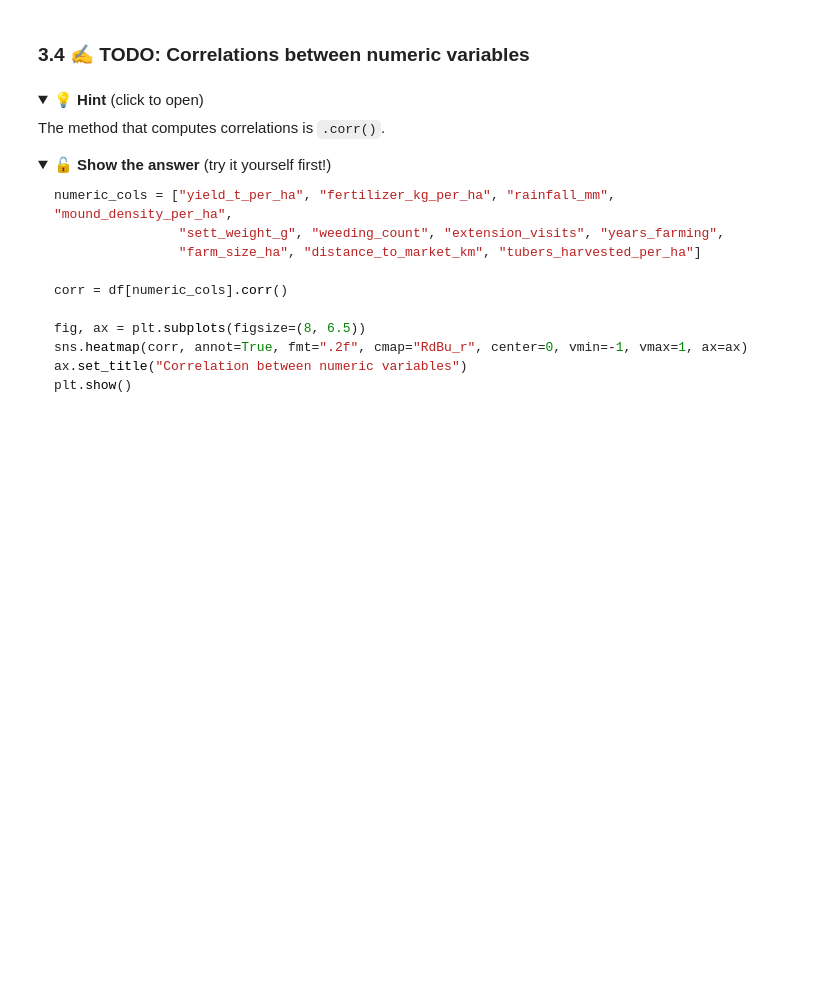
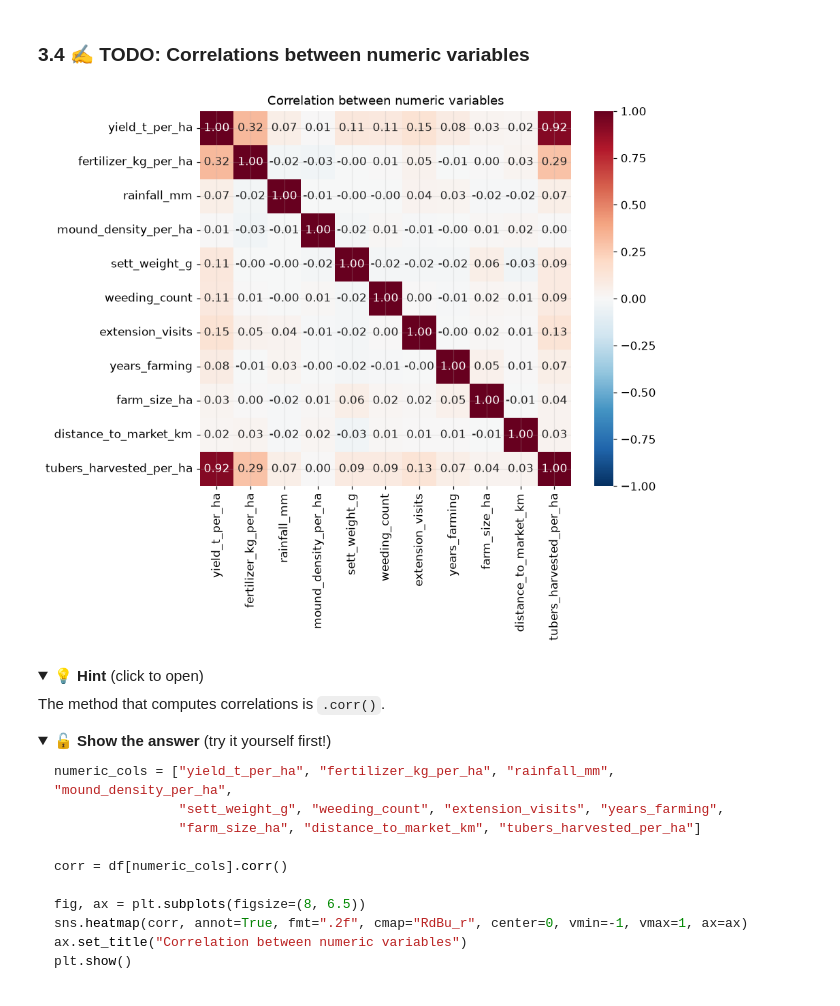
Before and after one commit to samtomtit84-max/nsuk-ds-group-06, a Jupyter notebook: notebooks/group_project.ipynb, the cells around one changed output. Saved outputs shown, nothing was run; the diff lists cells and outputs as text; code cells hidden in the pictures; folded sections open; blank space fills up the shorter version.

```diff
--- a/notebooks/group_project.ipynb
+++ b/notebooks/group_project.ipynb
@@ -446,5 +637,6 @@ MONTH_MAP = {
     "apr": "April",    "04": "April",
 }
 
-df["planting_month"] = df["planting_month"].astype(str).str.strip().str.lower().str[:____].map(MONTH_MAP)
+df["planting_month"] = df["planting_month"].astype(str).str.strip().str.lower().str[:3].map(MONTH_MAP)
+
 df["planting_month"].value_counts(dropna=False)
@@ -723,14 +1019,16 @@ plt.show()
 # %%
 numeric_cols = ["yield_t_per_ha", "fertilizer_kg_per_ha", "rainfall_mm", "mound_density_per_ha",
                 "sett_weight_g", "weeding_count", "extension_visits", "years_farming",
                 "farm_size_ha", "distance_to_market_km", "tubers_harvested_per_ha"]
 
-corr = df[numeric_cols].____()
+corr = df[numeric_cols].corr()
 
 fig, ax = plt.subplots(figsize=(8, 6.5))
 sns.heatmap(corr, annot=True, fmt=".2f", cmap="RdBu_r", center=0, vmin=-1, vmax=1, ax=ax)
 ax.set_title("Correlation between numeric variables")
 plt.show()
+# %% [output]
+[figure, added]
 # %% [markdown]
 <details><summary>💡 <b>Hint</b> (click to open)</summary>
 
```
Also changed, not shown: parts of 51 cells of this notebook, 1 other file.
